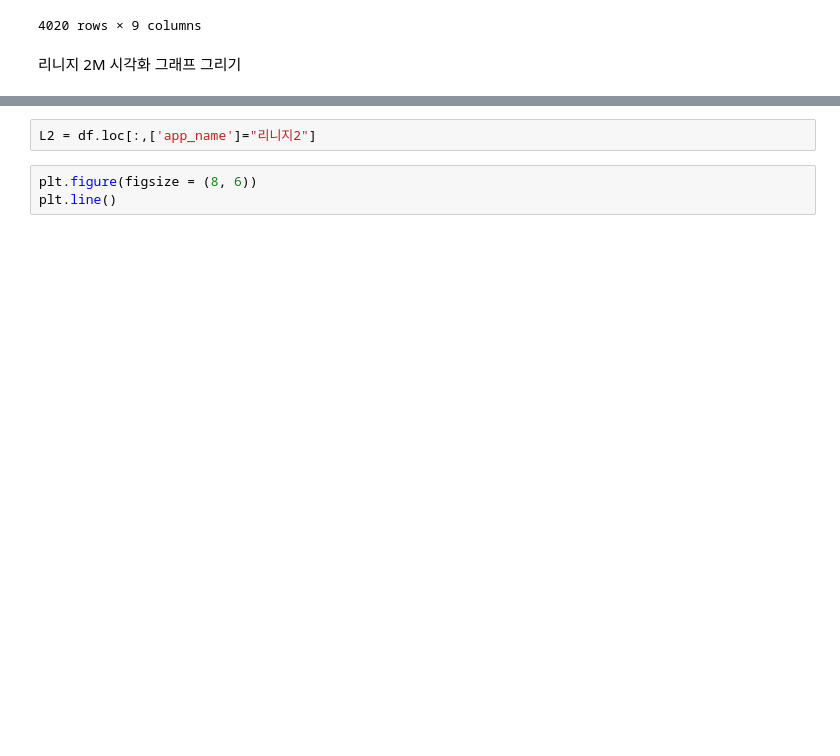
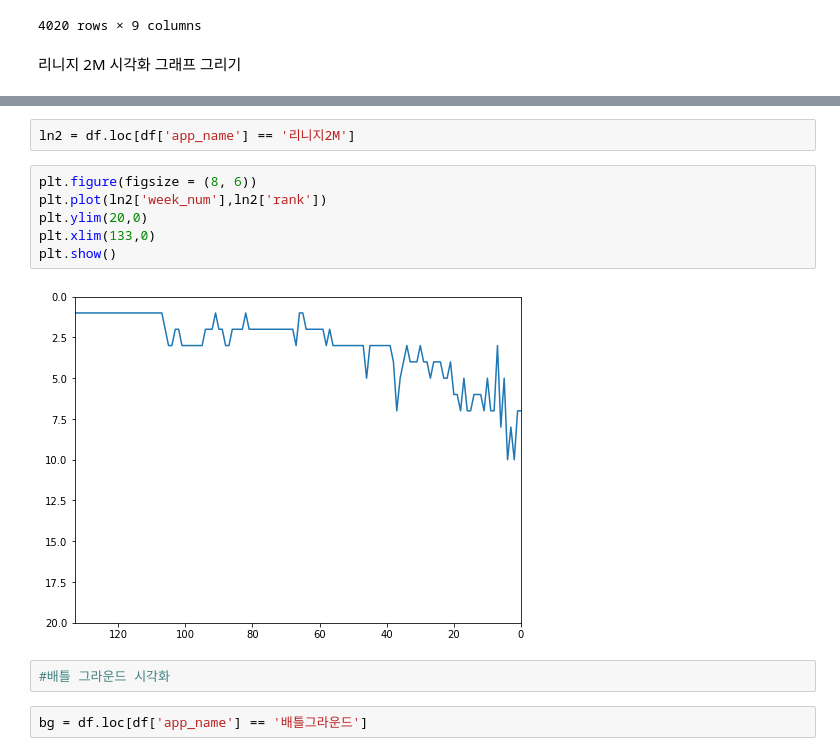
Before and after one commit to ssac-debbu/gameData, a Jupyter notebook: mobile_week_num.ipynb, the cells around one changed output, grey strips where cells are left out. Saved outputs shown, nothing was run; the diff lists cells and outputs as text; blank space fills up the shorter version.

Commit message:
feat : Add feature visualization
모바일 시각화.

```diff
--- a/mobile_week_num.ipynb
+++ b/mobile_week_num.ipynb
@@ -64,5 +86,14 @@ df
 # %%
-L2 = df.loc[:,['app_name']="리니지2"]
+ln2 = df.loc[df['app_name'] == '리니지2M']
-# %%
-plt.figure(figsize = (8, 6))
-plt.line()
+# %%
+plt.figure(figsize = (8, 6))
+plt.plot(ln2['week_num'],ln2['rank'])
+plt.ylim(20,0)
+plt.xlim(133,0)
+plt.show()
+# %% [output]
+[figure, added]
+# %%
+#배틀 그라운드 시각화
+# %%
+bg = df.loc[df['app_name'] == '배틀그라운드']
```
Also changed, not shown: parts of 4 cells of this notebook.
